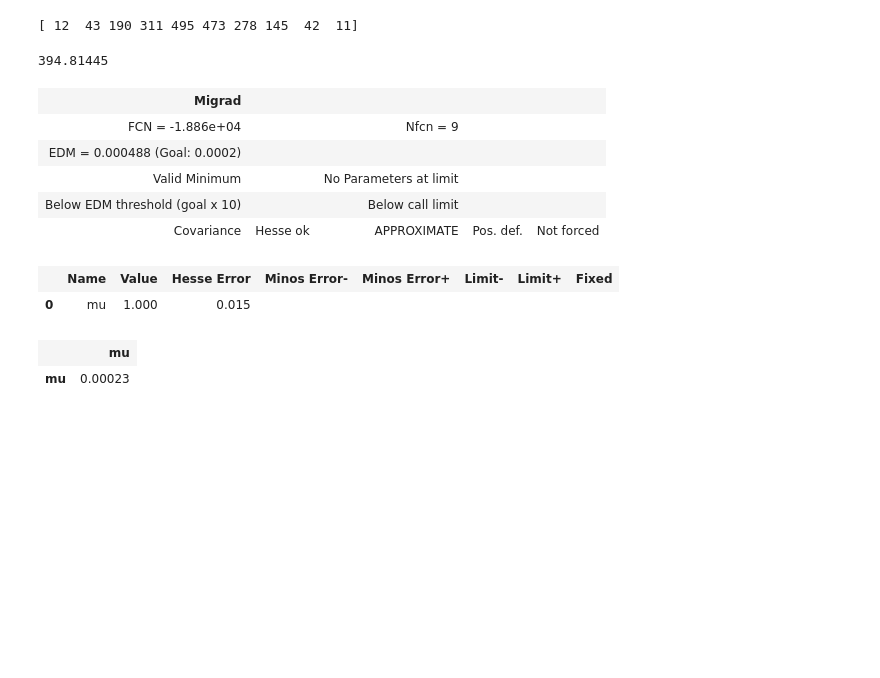
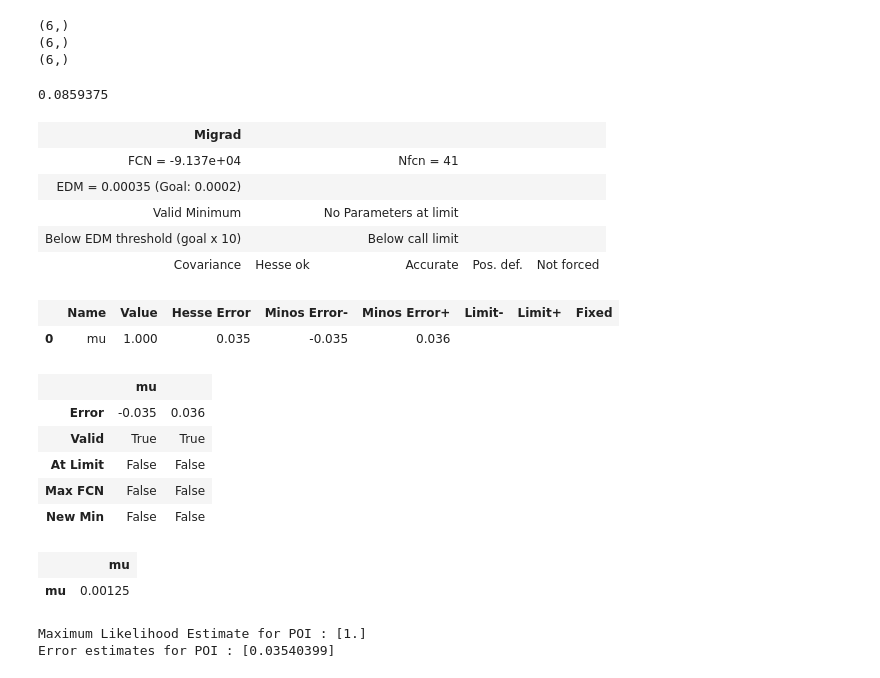
Before and after one commit to hsf-india-may2023/JAX_in_HEP, a Jupyter notebook: Exercise_2.ipynb, the cells around one changed output. Drawn from its saved outputs; the diff is of its cells as text; code cells hidden in the pictures; blank space fills up the shorter version.

```diff
--- a/Exercise_2.ipynb
+++ b/Exercise_2.ipynb
@@ -5,5 +5,5 @@ from jax import jit
 # %%
 # Build a toy discriminant
 
-obs_sig = np.random.normal(loc=3.0, scale=0.5, size=1000)
-obs_bkg = np.random.normal(loc=1.0, scale=0.5, size=1000)
+obs_sig = np.random.normal(loc=1.5, scale=0.5, size=2000)
+obs_bkg = np.random.normal(loc=1.0, scale=0.5, size=5000)
@@ -13,3 +10,11 @@ hist_bkg, bins = np.histogram(obs_bkg)
+# %%
+xmin = np.amin(obs_bkg)
+xmax = np.amax(obs_sig)
+
+bins = np.linspace(xmin, xmax, num=7)
+
+hist_sig, _ = np.histogram(obs_sig, bins)
+hist_bkg, _ = np.histogram(obs_bkg, bins)
 # %%
 print(hist_sig)
 print(hist_bkg)
@@ -47,43 +52,63 @@ print(sigma(1.0, hist_sig, hist_bkg))
 # %%
 N_obs_Asimov = hist_sig + hist_bkg
-print(N_obs_Asimov)
+print(N_obs_Asimov.shape)
+print(hist_sig.shape)
+print(hist_bkg.shape)
 # %% [output]
-[ 12  43 190 311 495 473 278 145  42  11]
+(6,)
+(6,)
+(6,)
 # %%
-def NLL(mu, hist_sig, hist_bkg):
+def NLL(mu, hist_sig, hist_bkg, N_obs_Asimov):
 
     sigma_mu = sigma(mu, hist_sig, hist_bkg)
 
-    llr = jnp.array([-2*N_obs*jnp.log(sigma_mu)+2*sigma_mu]).sum()
+    llr = jnp.array([-2*N_obs_Asimov*jnp.log(sigma_mu)+2*sigma_mu]).sum()
 
     return llr
 # %%
-print(NLL(2.0, hist_sig, hist_bkg) - NLL(1.0, hist_sig, hist_bkg))
+print( NLL( 1.01, hist_sig, hist_bkg, N_obs_Asimov ) - NLL( 1.0, hist_sig, hist_bkg, N_obs_Asimov ) )
 # %% [output]
-394.81445
+0.0859375
 # %%
 def NLL_minuit(mu):
 
-    return NLL(mu, hist_sig, hist_bkg)
+    return NLL(mu, hist_sig, hist_bkg, N_obs_Asimov)
 # %%
 from iminuit import Minuit
 from jax import grad
 
 m1 = Minuit(jit(NLL_minuit), jnp.array([1.0]), grad=jit(grad(NLL_minuit)))
 m1.errordef = Minuit.LEAST_SQUARES
-m1.strategy = 0
+#m1.precision = 1e-7
+m1.strategy = 2
 m1.migrad()
+m1.minos()
 # %% [output]
 | Migrad |  |  |  |  |
-| FCN = -1.886e+04 |  | Nfcn = 9 |  |  |
-| EDM = 0.000488 (Goal: 0.0002) |  |  |  |  |
+| FCN = -9.137e+04 |  | Nfcn = 41 |  |  |
+| EDM = 0.00035 (Goal: 0.0002) |  |  |  |  |
 | Valid Minimum |  | No Parameters at limit |  |  |
 | Below EDM threshold (goal x 10) |  | Below call limit |  |  |
-| Covariance | Hesse ok | APPROXIMATE | Pos. def. | Not forced |
+| Covariance | Hesse ok | Accurate | Pos. def. | Not forced |
 |  | Name | Value | Hesse Error | Minos Error- | Minos Error+ | Limit- | Limit+ | Fixed |
-| 0 | mu | 1.000 | 0.015 |  |  |  |  |  |
+| 0 | mu | 1.000 | 0.035 | -0.035 | 0.036 |  |  |  |
-|  | mu |
-| mu | 0.00023 |
+|  | mu |  |
+| Error | -0.035 | 0.036 |
+| Valid | True | True |
+| At Limit | False | False |
+| Max FCN | False | False |
+| New Min | False | False |
+|  | mu |
+| mu | 0.00125 |
+# %%
+# We can get the best-fit values straight from iMinuit!
+
+print("Maximum Likelihood Estimate for POI : "+str(np.array(m1.values)))
+print(f"Error estimates for POI : "+str(np.array(m1.errors)))
+# %% [output]
+Maximum Likelihood Estimate for POI : [1.]
+Error estimates for POI : [0.03540399]
 # %%
 %%timeit
 
```
Also changed, not shown: parts of 16 cells of this notebook.
